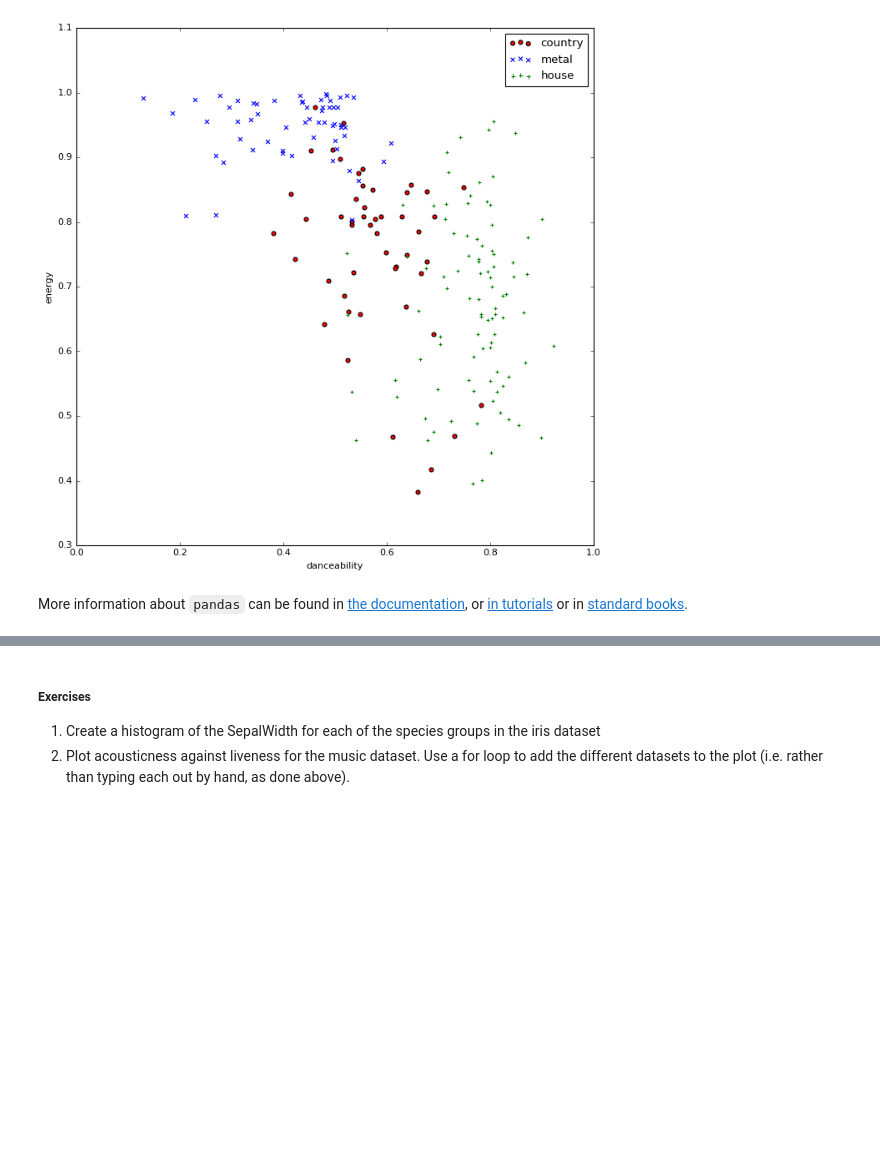
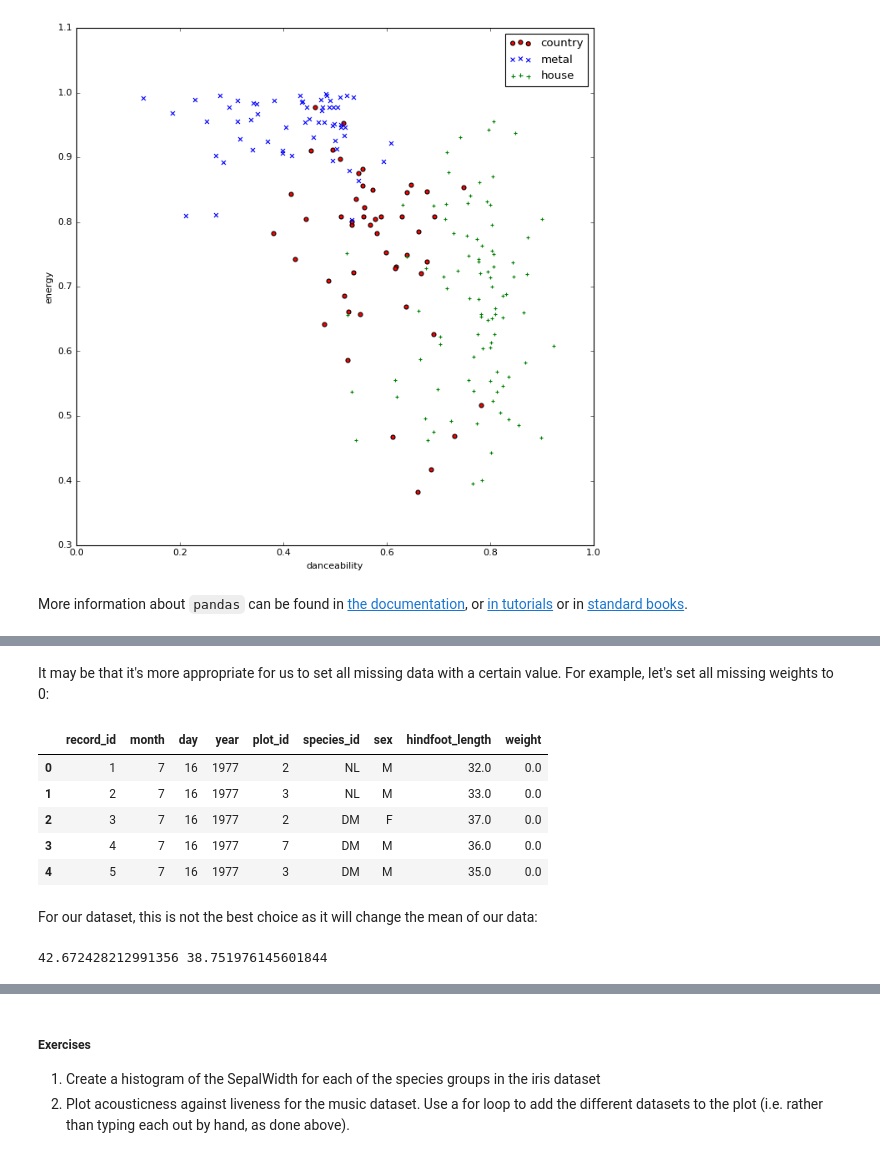
Before and after one commit to IanHawke/msc-or-python, a Jupyter notebook: 03-plotting-data.ipynb, the cells around one changed output, grey strips where cells are left out. Drawn from its saved outputs; the diff is of its cells as text; code cells hidden in the pictures; blank space fills up the shorter version.

```diff
--- a/03-plotting-data.ipynb
+++ b/03-plotting-data.ipynb
@@ -337,0 +447,19 @@ More information about `pandas` can be found in [the documentation](http://panda
+# %% [markdown]
+It may be that it's more appropriate for us to set all missing data with a certain value. For example, let's set all missing weights to 0:
+# %%
+nan_zeros = survey.copy() # make a copy so we don't overwrite original dataframe
+nan_zeros.weight.fillna(0, inplace=True)
+nan_zeros.head()
+# %% [output]
+|  | record_id | month | day | year | plot_id | species_id | sex | hindfoot_length | weight |
+| 0 | 1 | 7 | 16 | 1977 | 2 | NL | M | 32.0 | 0.0 |
+| 1 | 2 | 7 | 16 | 1977 | 3 | NL | M | 33.0 | 0.0 |
+| 2 | 3 | 7 | 16 | 1977 | 2 | DM | F | 37.0 | 0.0 |
+| 3 | 4 | 7 | 16 | 1977 | 7 | DM | M | 36.0 | 0.0 |
+| 4 | 5 | 7 | 16 | 1977 | 3 | DM | M | 35.0 | 0.0 |
+# %% [markdown]
+For our dataset, this is not the best choice as it will change the mean of our data:
+# %%
+print(survey.weight.mean(), nan_zeros.weight.mean())
+# %% [output]
+42.672428212991356 38.751976145601844
```
Also changed, not shown: parts of 20 cells of this notebook, 1 other file.
